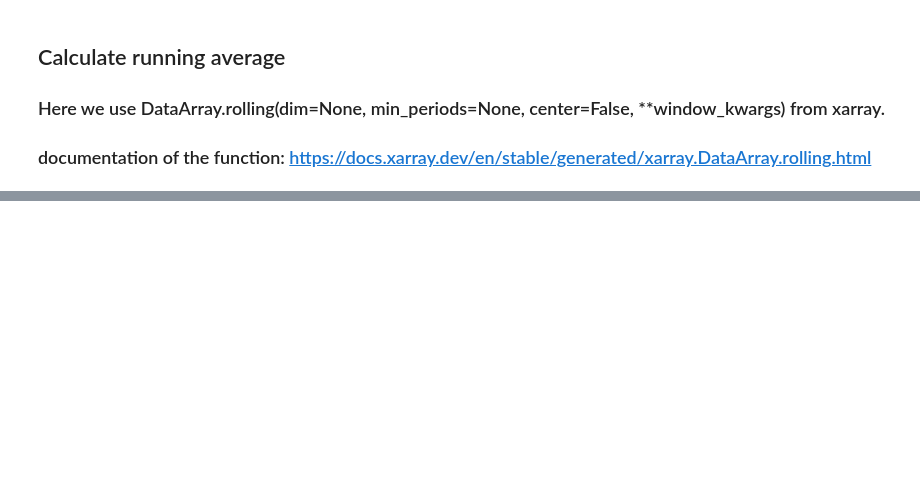
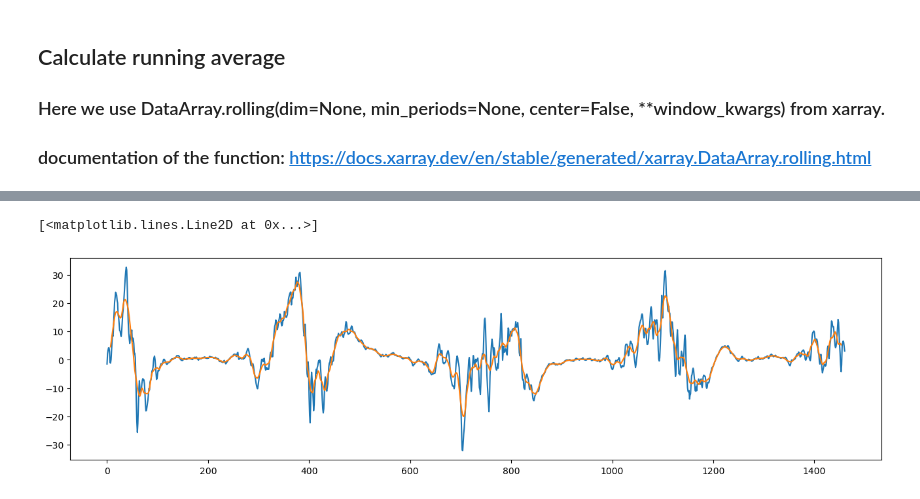
Before and after one commit to ZhengWinnieWu/course_statistics, a Jupyter notebook: unit2/mean_anomaly_calculation.ipynb, the cells around one changed output, grey strips where cells are left out. Saved outputs shown, nothing was run; the diff lists cells and outputs as text; code cells hidden in the pictures; blank space fills up the shorter version.

```diff
--- a/unit2/mean_anomaly_calculation.ipynb
+++ b/unit2/mean_anomaly_calculation.ipynb
@@ -83,5 +172,5 @@ fig = plt.figure(figsize =(16, 4))
 ### documentation of the function: https://docs.xarray.dev/en/stable/generated/xarray.DataArray.rolling.html
 # %%
 # apply a 15-day running average
-u1060_anom_1_rm = u1060_anom_1.rolling(time=15, center=True).mean()
-u1060_anom_1_rm
+u1060_anom_sel_rm = u1060_anom_sel.rolling(time=15, center=True).mean()
+u1060_anom_sel_rm
@@ -88,6 +185,10 @@ u1060_anom_1_rm
 # %%
 # plot the u1060_anom_1 data
 fig = plt.figure(figsize =(16, 4))
-
+plt.plot(u1060_anom_sel)
 
 # plot the u1060_anom_1_rm data on top of it
+plt.plot(u1060_anom_sel_rm)
+# %% [output]
+[<matplotlib.lines.Line2D at 0x...>]
+[figure, added]
```
Also changed, not shown: parts of 10 cells of this notebook.
